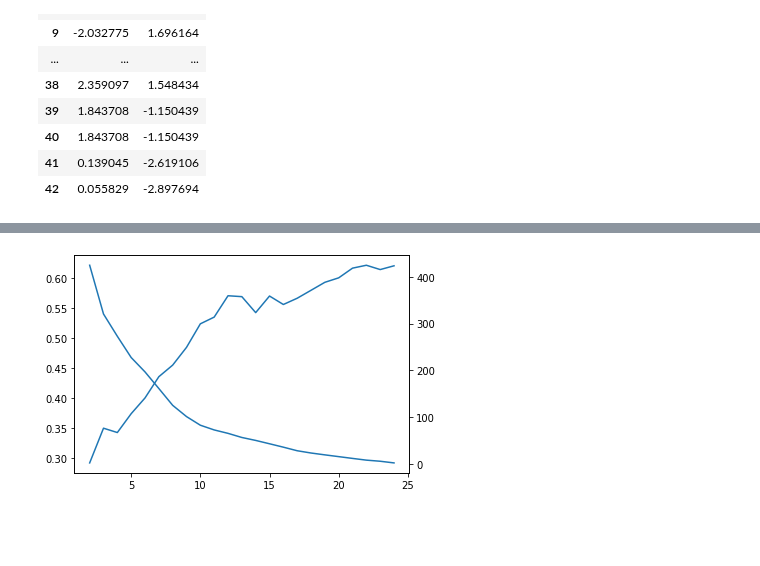
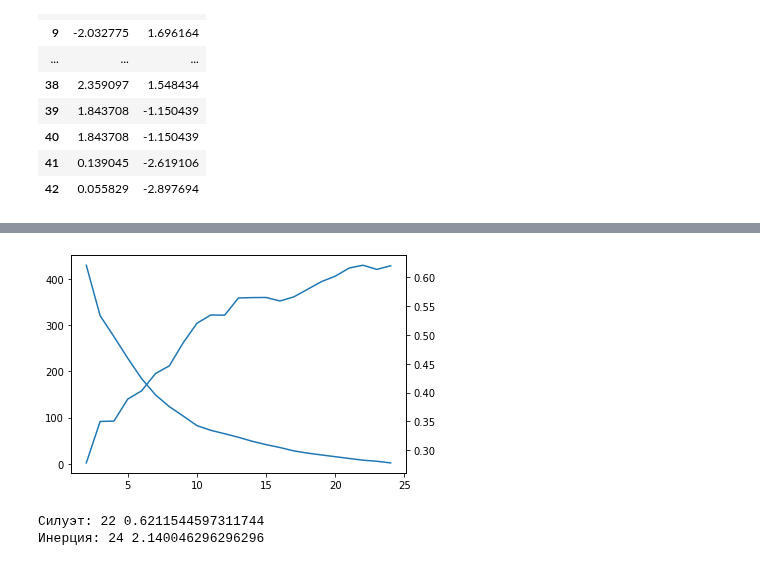
Before and after one commit to Maksimka9/clustering, a Jupyter notebook: test.ipynb, the cells around one changed output, grey strips where cells are left out. Saved outputs shown, nothing was run; the diff lists cells and outputs as text; code cells hidden in the pictures; blank space fills up the shorter version.

```diff
--- a/test.ipynb
+++ b/test.ipynb
@@ -86,21 +87,3 @@ reduced_df
 | 40 | 1.843708 | -1.150439 |
 | 41 | 0.139045 | -2.619106 |
 | 42 | 0.055829 | -2.897694 |
-# %%
-# Теперь запустим алгоритм k-средних, указав число кластеров, которое нам изначально известно
-
-inertia_dict = {}
-for k in range(2, 25):
-  kmeans = sklearn.cluster.KMeans(n_clusters = k, n_init=9)
-  y = kmeans.fit_predict(standart_df)
-  transfer_list = {k: kmeans.inertia_}
-  inertia_dict.update(transfer_list)
-  del(transfer_list)
-
-#Построим гистограмму для всех значений инерции по кластерам
-
-matplotlib.pyplot.bar(inertia_dict.keys(), inertia_dict.values(), width=0.5, color='b')
-
-# Выведем значение инерции (именно оно минимизируется при использовании алгоритма k-средних)
-
-print(min(inertia_dict, key=inertia_dict.get), min(inertia_dict.values()))
@@ -110,36 +90,46 @@ print(min(inertia_dict, key=inertia_dict.get), min(inertia_dict.values()))
 # %%
-#
+# Посчитаем коэффициент силуэта и инерцию - метрики кластеризации, чтобы понять насколько хорошо была проведена кластеризация.
 
 from sklearn.metrics import silhouette_score
 
+inertia_dict = {} # Создаём словарь для значений инерции и коэффициента силуэта по каждому кластеру
 silhouette_dict = {}
+
 for k in range(2, 25):
-  kmeans = sklearn.cluster.KMeans(n_clusters=k, n_init=9)
-  y = kmeans.fit_predict(standart_df)
-  transfer_list = {k: silhouette_score(standart_df, y)}
-  silhouette_dict.update(transfer_list)
-  del(transfer_list)
-
-new_df = pd.DataFrame.from_dict(silhouette_dict, orient='index')
-new_df1 = pd.DataFrame.from_dict(inertia_dict, orient='index')
-
-figure = matplotlib.figure.Figure()
-axis_1 = figure.add_subplot()
-axis_1.plot(new_df)
-axis_2 = axis_1.twinx()
-axis_2.plot(new_df1)
-display(figure)
-#Построим гистограмму для всех значений силуэта по кластерам
-#matplotlib.pyplot.bar(silhouette_dict.keys(), silhouette_dict.values(), width=0.5, color='b')
-
-# Выведем значение силуэта (именно оно минимизируется при использовании алгоритма k-средних)
-
-#print(max(silhouette_dict, key=silhouette_dict.get), max(silhouette_dict.values()))   #print(min(income, key=income.get))
+  k_means = sklearn.cluster.KMeans(n_clusters=k, n_init=9) # Создаём экземпляр класса, где указываем количество кластеров и количество прогонов для одного значения (n_init)
+  y = k_means.fit_predict(standart_df) # Вычисляем к какому элементу отнести каждый кластер
+  transfer_list_inertia = {k: k_means.inertia_} # Записываем данные во вспомогательный словарь в формате {Кол-во кластеров: инерция}
+  transfer_list_silhouette = {k: silhouette_score(standart_df, y)} # Записываем данные во вспомогательный словарь в формате {Кол-во кластеров: к-т силуэта}
+  inertia_dict.update(transfer_list_inertia) # Переносим данные в главные словари
+  silhouette_dict.update(transfer_list_silhouette)
+  del(transfer_list_inertia) # Удаляем вспомогательные словари
+  del(transfer_list_silhouette)
 
 
+inertia_df = pd.DataFrame.from_dict(inertia_dict, orient='index') # Создаём pandas dataframe из словарей
+silhouette_df = pd.DataFrame.from_dict(silhouette_dict, orient='index')
+
+
+figure = matplotlib.figure.Figure() # Создаём экземпляр класса Figure
+axis_1 = figure.add_subplot() # Создаём вспомогательную ось графика
+axis_1.plot(inertia_df) # Указываем интервал для оси
+axis_2 = axis_1.twinx() # Добавляем вторую ось
+axis_2.plot(silhouette_df) # Указываем интервал
+display(figure) # Выводим на экран
+
+# Выведем значение силуэта (оно минимизируется при использовании алгоритма k-средних)
+
+print('Силуэт:', max(silhouette_dict, key=silhouette_dict.get), max(silhouette_dict.values()))
+
+# Выведем значение инерции (оно минимизируется при использовании алгоритма k-средних)
+
+print('Инерция:',min(inertia_dict, key=inertia_dict.get), min(inertia_dict.values()))
+
 # silhouette_score(x,cluster.labels_)
 # %% [output]
-[figure, old version]
+[figure, new version]
+Силуэт: 22 0.6211544597311744
+Инерция: 24 2.140046296296296
 # %%
 # делаем кластеризацию вручную на определенном кол-ве кластеров
 
```
Also changed, not shown: parts of 5 cells of this notebook.
